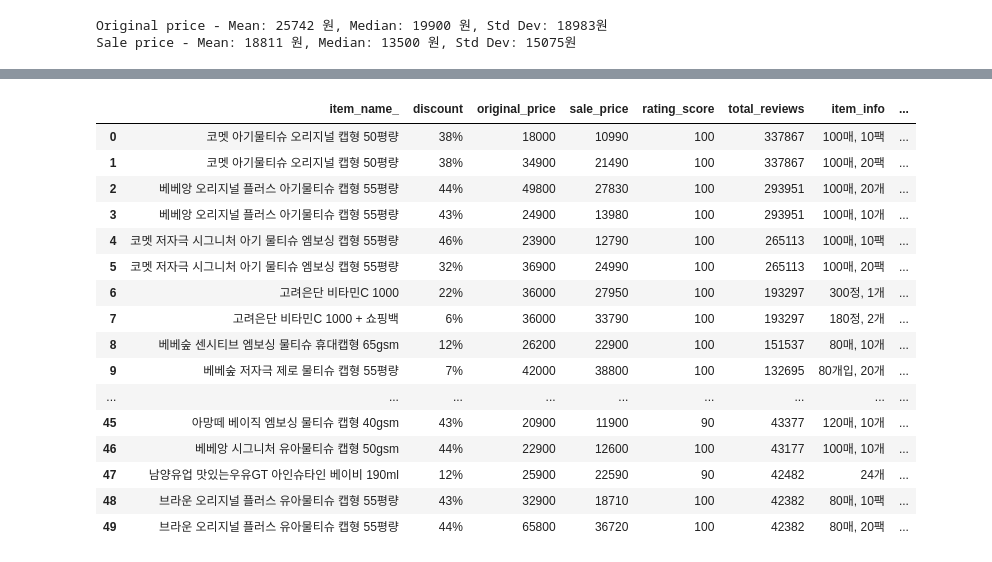
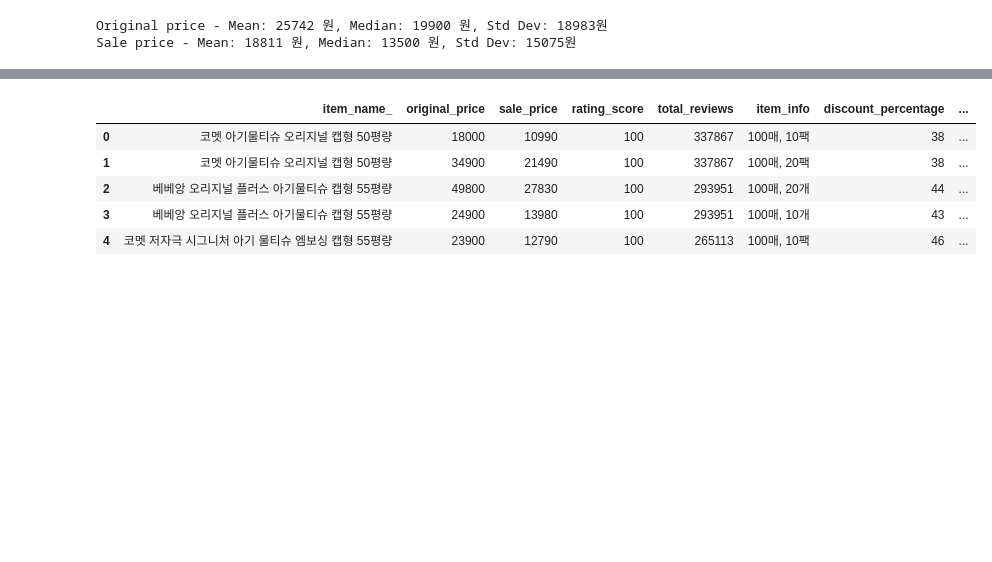
Before and after one commit to jimin0/SWP_HW, a Jupyter notebook: coupang_visualization.ipynb, the cells around one changed output, grey strips where cells are left out. Drawn from its saved outputs; the diff is of its cells as text; code cells hidden in the pictures; blank space fills up the shorter version.

```diff
--- a/coupang_visualization.ipynb
+++ b/coupang_visualization.ipynb
@@ -82,22 +111,11 @@ plt.show()
 # %%
 # Sorting the dataframe by 'total_reviews' in descending order to see the most popular items first
 df_sorted_by_reviews = data.sort_values(by='total_reviews', ascending=False).reset_index(drop=True)
-df_sorted_by_reviews.head(50)
+df_sorted_by_reviews.head(5)
 # %% [output]
-|  | item_name_ | discount | original_price | sale_price | rating_score | total_reviews | item_info | ... |
-| 0 | 코멧 아기물티슈 오리지널 캡형 50평량 | 38% | 18000 | 10990 | 100 | 337867 | 100매, 10팩 | ... |
-| 1 | 코멧 아기물티슈 오리지널 캡형 50평량 | 38% | 34900 | 21490 | 100 | 337867 | 100매, 20팩 | ... |
-| 2 | 베베앙 오리지널 플러스 아기물티슈 캡형 55평량 | 44% | 49800 | 27830 | 100 | 293951 | 100매, 20개 | ... |
-| 3 | 베베앙 오리지널 플러스 아기물티슈 캡형 55평량 | 43% | 24900 | 13980 | 100 | 293951 | 100매, 10개 | ... |
-| 4 | 코멧 저자극 시그니처 아기 물티슈 엠보싱 캡형 55평량 | 46% | 23900 | 12790 | 100 | 265113 | 100매, 10팩 | ... |
-| 5 | 코멧 저자극 시그니처 아기 물티슈 엠보싱 캡형 55평량 | 32% | 36900 | 24990 | 100 | 265113 | 100매, 20팩 | ... |
-| 6 | 고려은단 비타민C 1000 | 22% | 36000 | 27950 | 100 | 193297 | 300정, 1개 | ... |
-| 7 | 고려은단 비타민C 1000 + 쇼핑백 | 6% | 36000 | 33790 | 100 | 193297 | 180정, 2개 | ... |
-| 8 | 베베숲 센시티브 엠보싱 물티슈 휴대캡형 65gsm | 12% | 26200 | 22900 | 100 | 151537 | 80매, 10개 | ... |
-| 9 | 베베숲 저자극 제로 물티슈 캡형 55평량 | 7% | 42000 | 38800 | 100 | 132695 | 80개입, 20개 | ... |
-| ... | ... | ... | ... | ... | ... | ... | ... | ... |
-| 45 | 아망떼 베이직 엠보싱 물티슈 캡형 40gsm | 43% | 20900 | 11900 | 90 | 43377 | 120매, 10개 | ... |
-| 46 | 베베앙 시그니처 유아물티슈 캡형 50gsm | 44% | 22900 | 12600 | 100 | 43177 | 100매, 10개 | ... |
-| 47 | 남양유업 맛있는우유GT 아인슈타인 베이비 190ml | 12% | 25900 | 22590 | 90 | 42482 | 24개 | ... |
-| 48 | 브라운 오리지널 플러스 유아물티슈 캡형 55평량 | 43% | 32900 | 18710 | 100 | 42382 | 80매, 10팩 | ... |
-| 49 | 브라운 오리지널 플러스 유아물티슈 캡형 55평량 | 44% | 65800 | 36720 | 100 | 42382 | 80매, 20팩 | ... |
+|  | item_name_ | original_price | sale_price | rating_score | total_reviews | item_info | discount_percentage | ... |
+| 0 | 코멧 아기물티슈 오리지널 캡형 50평량 | 18000 | 10990 | 100 | 337867 | 100매, 10팩 | 38 | ... |
+| 1 | 코멧 아기물티슈 오리지널 캡형 50평량 | 34900 | 21490 | 100 | 337867 | 100매, 20팩 | 38 | ... |
+| 2 | 베베앙 오리지널 플러스 아기물티슈 캡형 55평량 | 49800 | 27830 | 100 | 293951 | 100매, 20개 | 44 | ... |
+| 3 | 베베앙 오리지널 플러스 아기물티슈 캡형 55평량 | 24900 | 13980 | 100 | 293951 | 100매, 10개 | 43 | ... |
+| 4 | 코멧 저자극 시그니처 아기 물티슈 엠보싱 캡형 55평량 | 23900 | 12790 | 100 | 265113 | 100매, 10팩 | 46 | ... |
```
Also changed, not shown: parts of 3 cells of this notebook.
